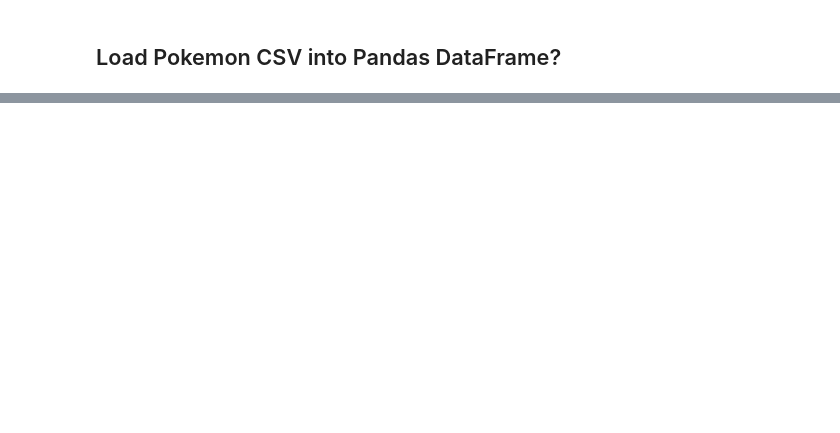
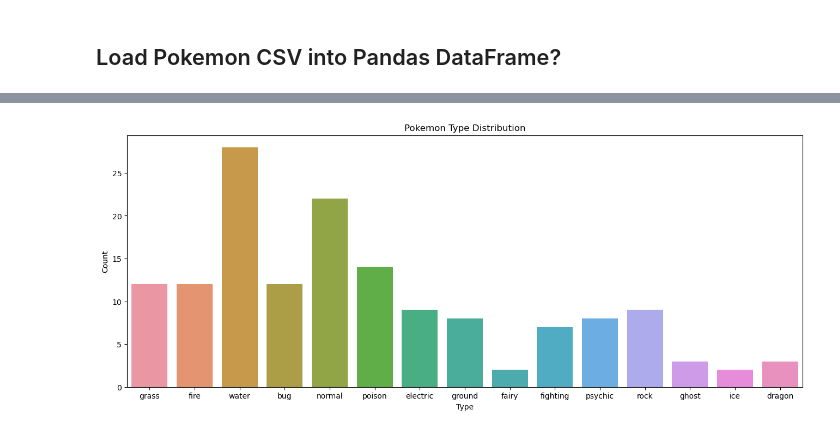
Before and after one commit to MaterDev/Python_Jupyter_Experiments, a Jupyter notebook: projects/01_poke_data/main.ipynb, the cells around one changed output, grey strips where cells are left out. Cells and saved outputs as stored; diff of their text form; code cells hidden in the pictures; blank space fills up the shorter version.

Commit message:
start pokemon data science case study

```diff
--- a/projects/01_poke_data/main.ipynb
+++ b/projects/01_poke_data/main.ipynb
@@ -62,0 +98,5 @@ poke_df.head()
+# %%
+# add a cvolumn to poke_df called "total_stats" that sums the Attack, Defense, Sp. Atk, Sp. Def, and Speed columns
+poke_df['total_stats'] = poke_df['attack'] + poke_df['defense'] + poke_df['special_attack'] + poke_df['special_defense'] + poke_df['speed']
+
+poke_df
@@ -62,0 +117,14 @@ poke_df.head()
+# %%
+#import seaborn and matplotlib
+import seaborn as sns
+import matplotlib.pyplot as plt
+
+# Data visualization that shows the distribution of the pokemon types
+plt.figure(figsize=(16, 6))
+sns.countplot(x='type1', data=poke_df)
+plt.title('Pokemon Type Distribution')
+plt.xlabel('Type')
+plt.ylabel('Count')
+plt.show()
+# %% [output]
+[figure, added]
```
Also changed, not shown: parts of 6 cells of this notebook, 1 other file.
